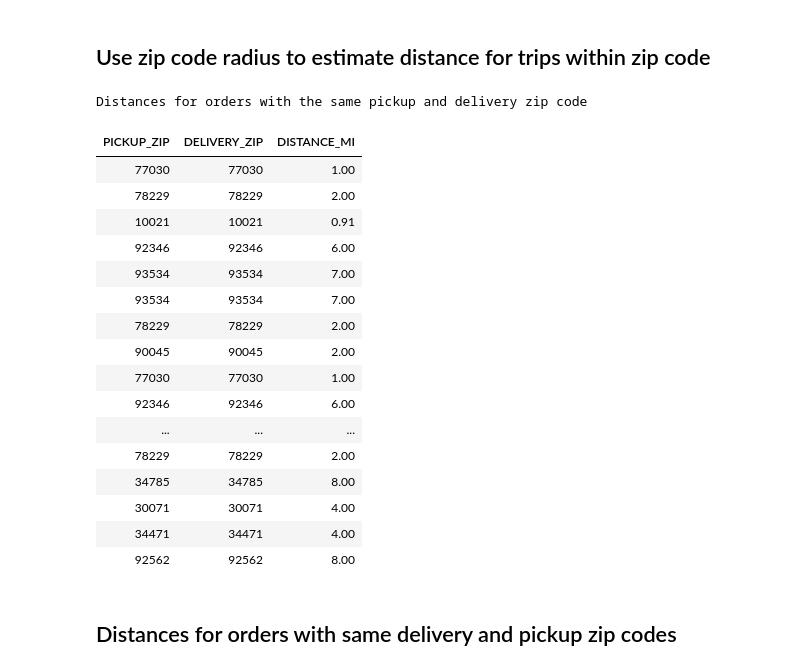
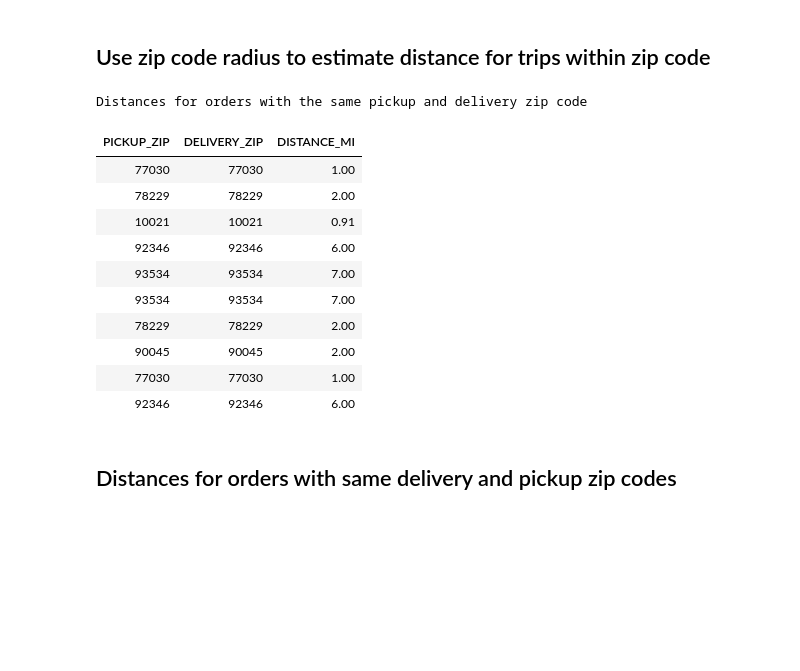
Before and after one commit to mgriffith700/Airspace_Analysis, a Jupyter notebook: Airspace_Analysis.ipynb, the cells around one changed output. Saved outputs shown, nothing was run; the diff lists cells and outputs as text; code cells hidden in the pictures; blank space fills up the shorter version.

```diff
--- a/Airspace_Analysis.ipynb
+++ b/Airspace_Analysis.ipynb
@@ -173,34 +173,29 @@ First 5 rows of data with distance calculations
 # %%
 # downloads simple_zipcode database (9MB)
 search = SearchEngine(simple_zipcode=True)
 
 # filter for records with the same pickup and delivery zipcodes, pass delivery zip to uszipcode function
 ## pull zipcode radius and pass to distance_mi column
 df.loc[df['PICKUP_ZIP']==df['DELIVERY_ZIP'],'DISTANCE_MI'] = df.apply(lambda x: search.by_zipcode(x['DELIVERY_ZIP']).to_dict()['radius_in_miles'],axis=1)
 
 print('Distances for orders with the same pickup and delivery zip code')
 
 # display distance_mi data for records where pickup and delivery zipcode are the same
-df.loc[df['PICKUP_ZIP']==df['DELIVERY_ZIP'],['PICKUP_ZIP','DELIVERY_ZIP','DISTANCE_MI']].head(10).style.hide_index().set_precision(2)
+df_distnew = df.loc[df['PICKUP_ZIP']==df['DELIVERY_ZIP'],['PICKUP_ZIP','DELIVERY_ZIP','DISTANCE_MI']]
+df_distnew.head(10).style.hide_index().set_precision(2)
 # %% [output]
 Distances for orders with the same pickup and delivery zip code
 | PICKUP_ZIP | DELIVERY_ZIP | DISTANCE_MI |
 | 77030 | 77030 | 1.00 |
 | 78229 | 78229 | 2.00 |
 | 10021 | 10021 | 0.91 |
 | 92346 | 92346 | 6.00 |
 | 93534 | 93534 | 7.00 |
 | 93534 | 93534 | 7.00 |
 | 78229 | 78229 | 2.00 |
 | 90045 | 90045 | 2.00 |
 | 77030 | 77030 | 1.00 |
 | 92346 | 92346 | 6.00 |
-| ... | ... | ... |
-| 78229 | 78229 | 2.00 |
-| 34785 | 34785 | 8.00 |
-| 30071 | 30071 | 4.00 |
-| 34471 | 34471 | 4.00 |
-| 92562 | 92562 | 8.00 |
 # %% [markdown]
 ## Distances for orders with same delivery and pickup zip codes
 # %%
```
